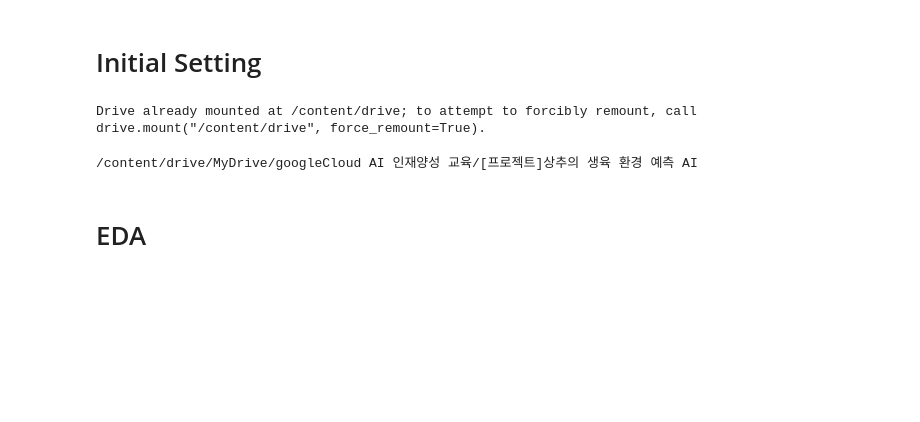
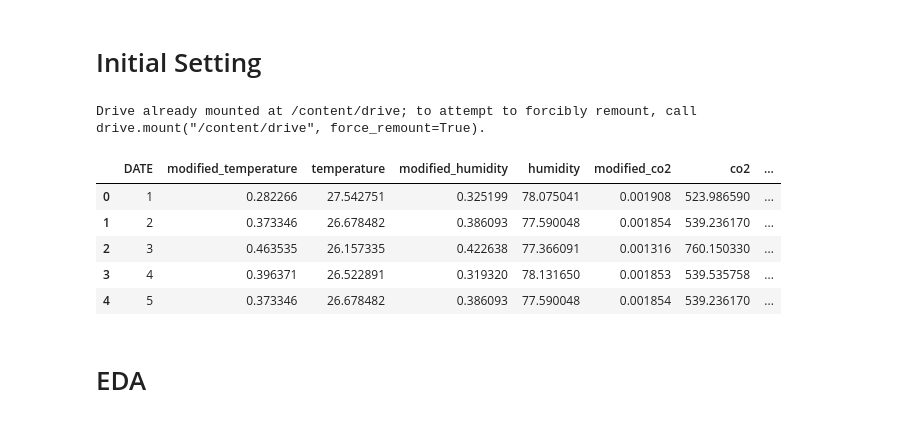
Before and after one commit to jangjung-coding/lettuce_predict_ai, a Jupyter notebook: lettuce_AI.ipynb, the cells around one changed output. Saved outputs shown, nothing was run; the diff lists cells and outputs as text; code cells hidden in the pictures; blank space fills up the shorter version.

```diff
--- a/lettuce_AI.ipynb
+++ b/lettuce_AI.ipynb
@@ -78,6 +78,12 @@ from sklearn.ensemble import RandomForestRegressor
 # %%
 device = torch.device('cuda') if torch.cuda.is_available() else torch.device('cpu')
 # %%
-%cd /content/drive/MyDrive/googleCloud AI 인재양성 교육/[프로젝트]상추의 생육 환경 예측 AI
+final_data = pd.read_csv('/content/drive/MyDrive/googleCloud AI 인재양성 교육/[프로젝트]상추의 생육 환경 예측 AI/final_dataframe_eng.csv')
+final_data.head()
 # %% [output]
-/content/drive/MyDrive/googleCloud AI 인재양성 교육/[프로젝트]상추의 생육 환경 예측 AI
+|  | DATE | modified_temperature | temperature | modified_humidity | humidity | modified_co2 | co2 | ... |
+| 0 | 1 | 0.282266 | 27.542751 | 0.325199 | 78.075041 | 0.001908 | 523.986590 | ... |
+| 1 | 2 | 0.373346 | 26.678482 | 0.386093 | 77.590048 | 0.001854 | 539.236170 | ... |
+| 2 | 3 | 0.463535 | 26.157335 | 0.422638 | 77.366091 | 0.001316 | 760.150330 | ... |
+| 3 | 4 | 0.396371 | 26.522891 | 0.319320 | 78.131650 | 0.001853 | 539.535758 | ... |
+| 4 | 5 | 0.373346 | 26.678482 | 0.386093 | 77.590048 | 0.001854 | 539.236170 | ... |
```
Also changed, not shown: parts of 47 cells of this notebook.
